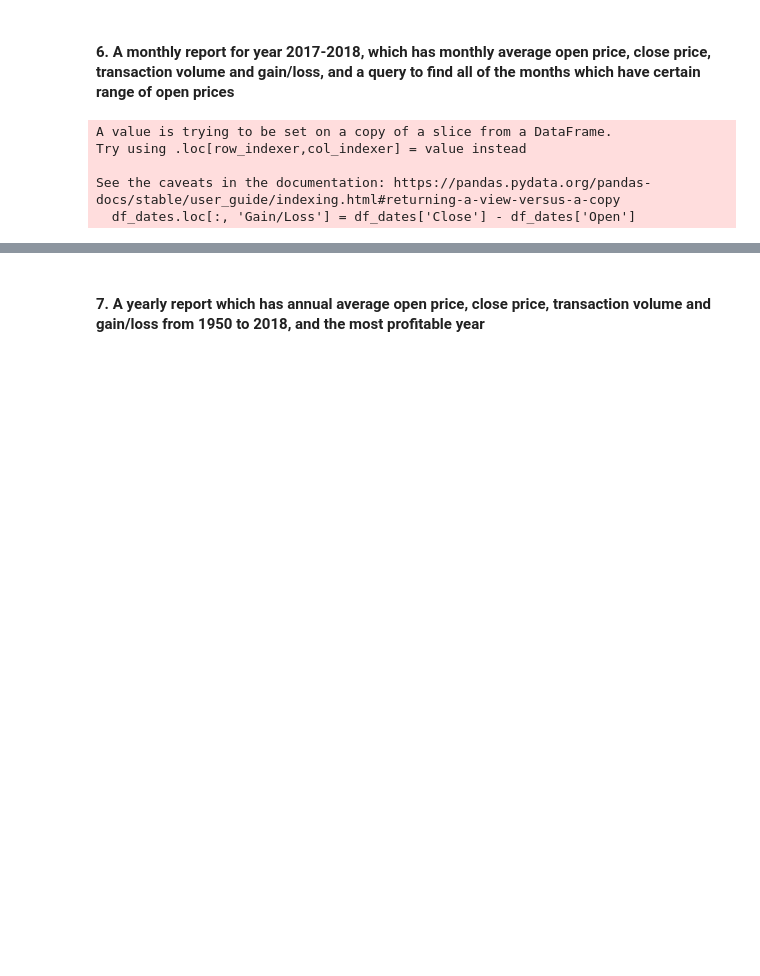
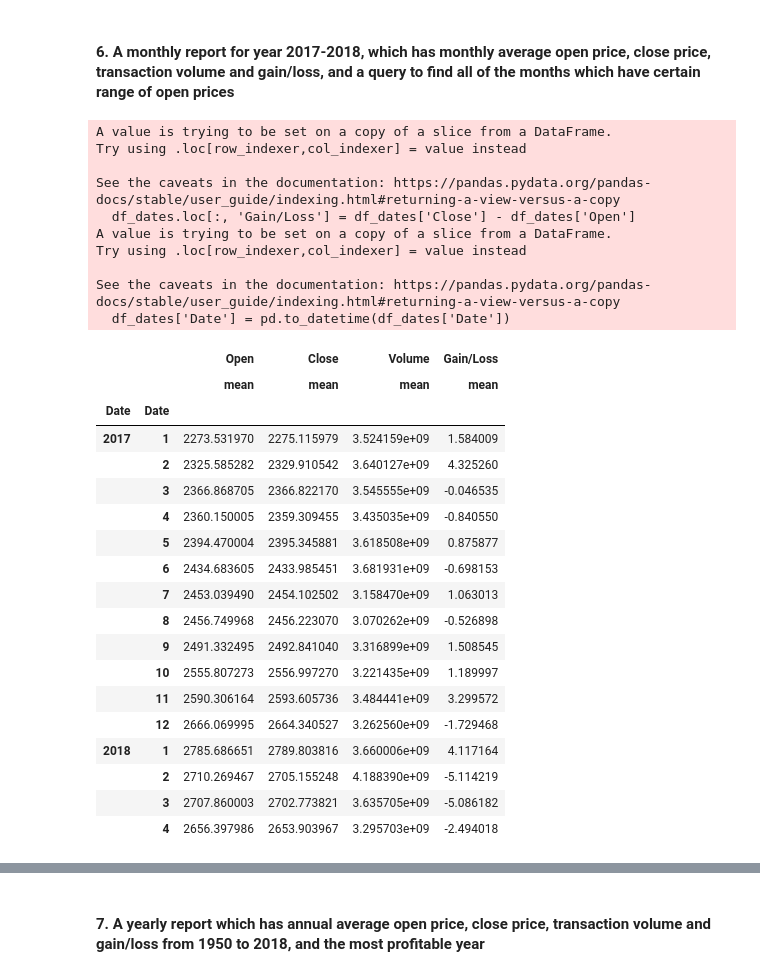
Before and after one commit to duhBlu/CS433-JupyterNotebooks, a Jupyter notebook: Pandas-Programming.ipynb, the cells around one changed output, grey strips where cells are left out. Cells and saved outputs as stored; diff of their text form; code cells hidden in the pictures; blank space fills up the shorter version.

```diff
--- a/Pandas-Programming.ipynb
+++ b/Pandas-Programming.ipynb
@@ -82,25 +82,52 @@ Highest volume 11456230000 on 2008-10-10
 # %%
 df = pd.read_csv("sp500.csv")
 
 
 df_dates = df[(df['Date'].str.startswith('2018')) | (df['Date'].str.startswith('2017'))]
 df_dates.loc[:, 'Gain/Loss'] = df_dates['Close'] - df_dates['Open']
 
-#df_dates.set_index('Date')
-#df_dates.index=pd.DatetimeIndex(df_dates.index)
-#df_dates = df_dates.resample('M').mean()
-#df_dates.reset_index(inplace=True)
-#
 
-#print('Average open price:', df_dates['Open'].mean())
-#print('Average close price', df_dates['Close'].mean())
-#print('Average Transaction volume', df_dates['Volume'].mean())
-#print('Average Gain/Loss', df_dates['Gain/Loss'].mean())
-#Query can be edited to include different dates
-#print(df_dates[(df_dates['Open'] >= 2300) & (df_dates['Open'] <= 2400)])
+df_dates['Date'] = pd.to_datetime(df_dates['Date'])
+
+summary = df_dates.groupby([df_dates['Date'].dt.year, df_dates['Date'].dt.month])
+
+means = summary.agg({
+    'Open': {'mean'},
+    'Close': {'mean'},
+    'Volume': {'mean'},
+    'Gain/Loss': {'mean'}
+})
+
+
+
+means
 # %% [output]
 A value is trying to be set on a copy of a slice from a DataFrame.
 Try using .loc[row_indexer,col_indexer] = value instead
 
 See the caveats in the documentation: https://pandas.pydata.org/pandas-docs/stable/user_guide/indexing.html#returning-a-view-versus-a-copy
   df_dates.loc[:, 'Gain/Loss'] = df_dates['Close'] - df_dates['Open']
+A value is trying to be set on a copy of a slice from a DataFrame.
+Try using .loc[row_indexer,col_indexer] = value instead
+
+See the caveats in the documentation: https://pandas.pydata.org/pandas-docs/stable/user_guide/indexing.html#returning-a-view-versus-a-copy
+  df_dates['Date'] = pd.to_datetime(df_dates['Date'])
+|  |  | Open | Close | Volume | Gain/Loss |
+|  |  | mean | mean | mean | mean |
+| Date | Date |  |  |  |  |
+| 2017 | 1 | 2273.531970 | 2275.115979 | 3.524159e+09 | 1.584009 |
+|  | 2 | 2325.585282 | 2329.910542 | 3.640127e+09 | 4.325260 |
+|  | 3 | 2366.868705 | 2366.822170 | 3.545555e+09 | -0.046535 |
+|  | 4 | 2360.150005 | 2359.309455 | 3.435035e+09 | -0.840550 |
+|  | 5 | 2394.470004 | 2395.345881 | 3.618508e+09 | 0.875877 |
+|  | 6 | 2434.683605 | 2433.985451 | 3.681931e+09 | -0.698153 |
+|  | 7 | 2453.039490 | 2454.102502 | 3.158470e+09 | 1.063013 |
+|  | 8 | 2456.749968 | 2456.223070 | 3.070262e+09 | -0.526898 |
+|  | 9 | 2491.332495 | 2492.841040 | 3.316899e+09 | 1.508545 |
+|  | 10 | 2555.807273 | 2556.997270 | 3.221435e+09 | 1.189997 |
+|  | 11 | 2590.306164 | 2593.605736 | 3.484441e+09 | 3.299572 |
+|  | 12 | 2666.069995 | 2664.340527 | 3.262560e+09 | -1.729468 |
+| 2018 | 1 | 2785.686651 | 2789.803816 | 3.660006e+09 | 4.117164 |
+|  | 2 | 2710.269467 | 2705.155248 | 4.188390e+09 | -5.114219 |
+|  | 3 | 2707.860003 | 2702.773821 | 3.635705e+09 | -5.086182 |
+|  | 4 | 2656.397986 | 2653.903967 | 3.295703e+09 | -2.494018 |
```
Also changed, not shown: parts of 2 cells of this notebook.
